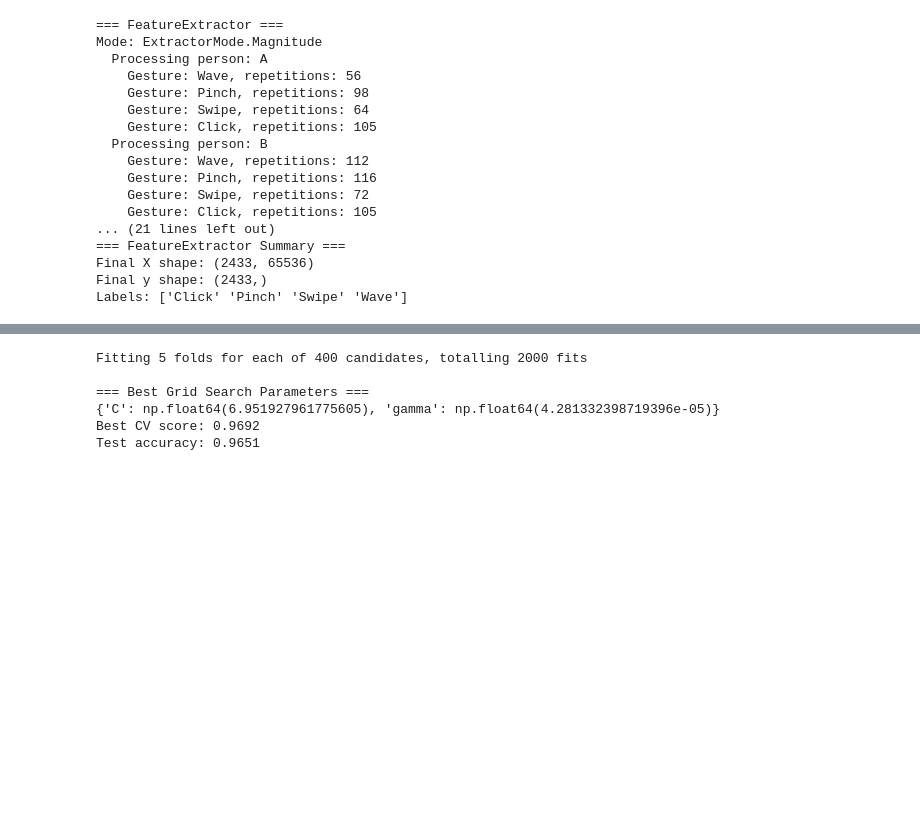
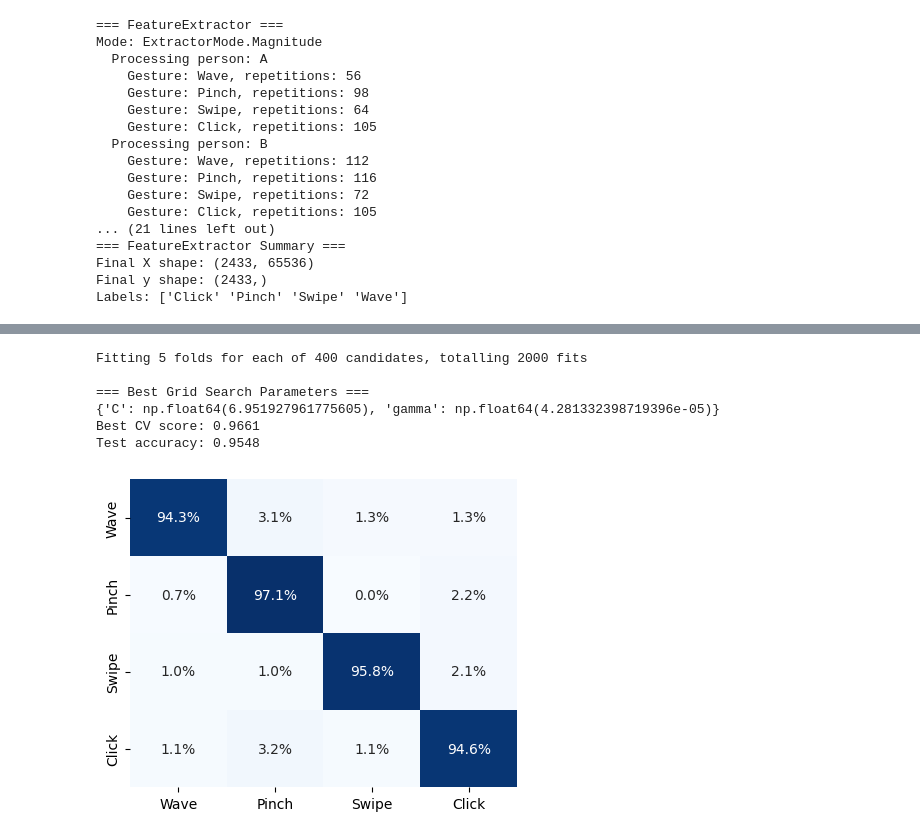
Before and after one commit to Oskar-Nowak/quantum-inspired-kernel-optimization, a Jupyter notebook: notebooks/dopnet_analysis.ipynb, the cells around one changed output, grey strips where cells are left out. Saved outputs shown, nothing was run; the diff lists cells and outputs as text; code cells hidden in the pictures; blank space fills up the shorter version.

```diff
--- a/notebooks/dopnet_analysis.ipynb
+++ b/notebooks/dopnet_analysis.ipynb
@@ -203,33 +174,57 @@ Cross-validation accuracy: 0.9265242897633643
 # %%
+from sklearn.model_selection import GridSearchCV
+from sklearn.metrics import accuracy_score, confusion_matrix
+import seaborn as sns
+import matplotlib.pyplot as plt
+import numpy as np
+
 param_grid = {
     'C': np.logspace(-1, 4, 20),
     'gamma': np.logspace(-5, 1, 20)
 }
 
 cv = StratifiedKFold(n_splits=5, shuffle=True, random_state=42)
 
 grid = GridSearchCV(
     estimator=SVC(kernel='rbf'),
     param_grid=param_grid,
     scoring='accuracy',
     cv=cv,
     n_jobs=-1,
     verbose=1
 )
 
-grid.fit(X_train, y_train)
+grid.fit(X_train_pca, y_train)
 
 print("\n=== Best Grid Search Parameters ===")
 print(grid.best_params_)
 print(f"Best CV score: {grid.best_score_:.4f}")
-best_model = grid.best_estimator_
 
-test_accuracy = best_model.score(X_test, y_test)
-print(f"Test accuracy: {test_accuracy:.4f}")
+best_grid_model = grid.best_estimator_
+y_pred_grid = best_grid_model.predict(X_test_pca)
+
+print(f"Test accuracy: {accuracy_score(y_test, y_pred_grid):.4f}")
+
+cm_grid = confusion_matrix(y_test, y_pred_grid, normalize="true")
+annot_grid = np.array([[f"{v*100:.1f}%" for v in row] for row in cm_grid])
+
+plt.figure(figsize=(5,4))
+sns.heatmap(
+    cm_grid,
+    annot=annot_grid,
+    fmt="",
+    cmap="Blues",
+    xticklabels=labels,
+    yticklabels=labels,
+    cbar=False
+)
+plt.savefig('gridsearch_svm_cm.png', dpi=300, bbox_inches='tight')
+plt.show()
 # %% [output]
 Fitting 5 folds for each of 400 candidates, totalling 2000 fits
 
 === Best Grid Search Parameters ===
 {'C': np.float64(6.951927961775605), 'gamma': np.float64(4.281332398719396e-05)}
-Best CV score: 0.9692
-Test accuracy: 0.9651
+Best CV score: 0.9661
+Test accuracy: 0.9548
+[figure, added]
```
Also changed, not shown: parts of 13 cells of this notebook, 1 other file.
